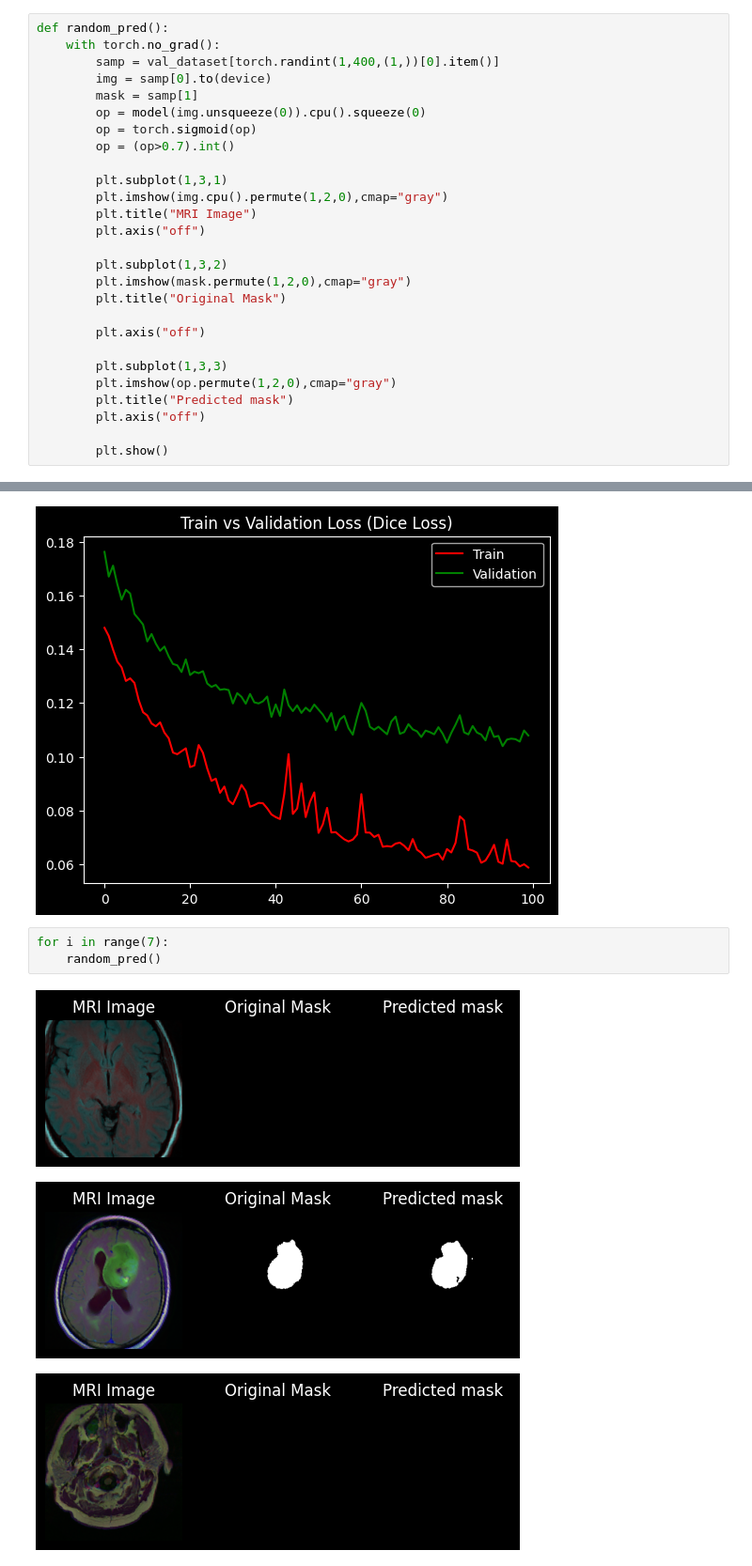
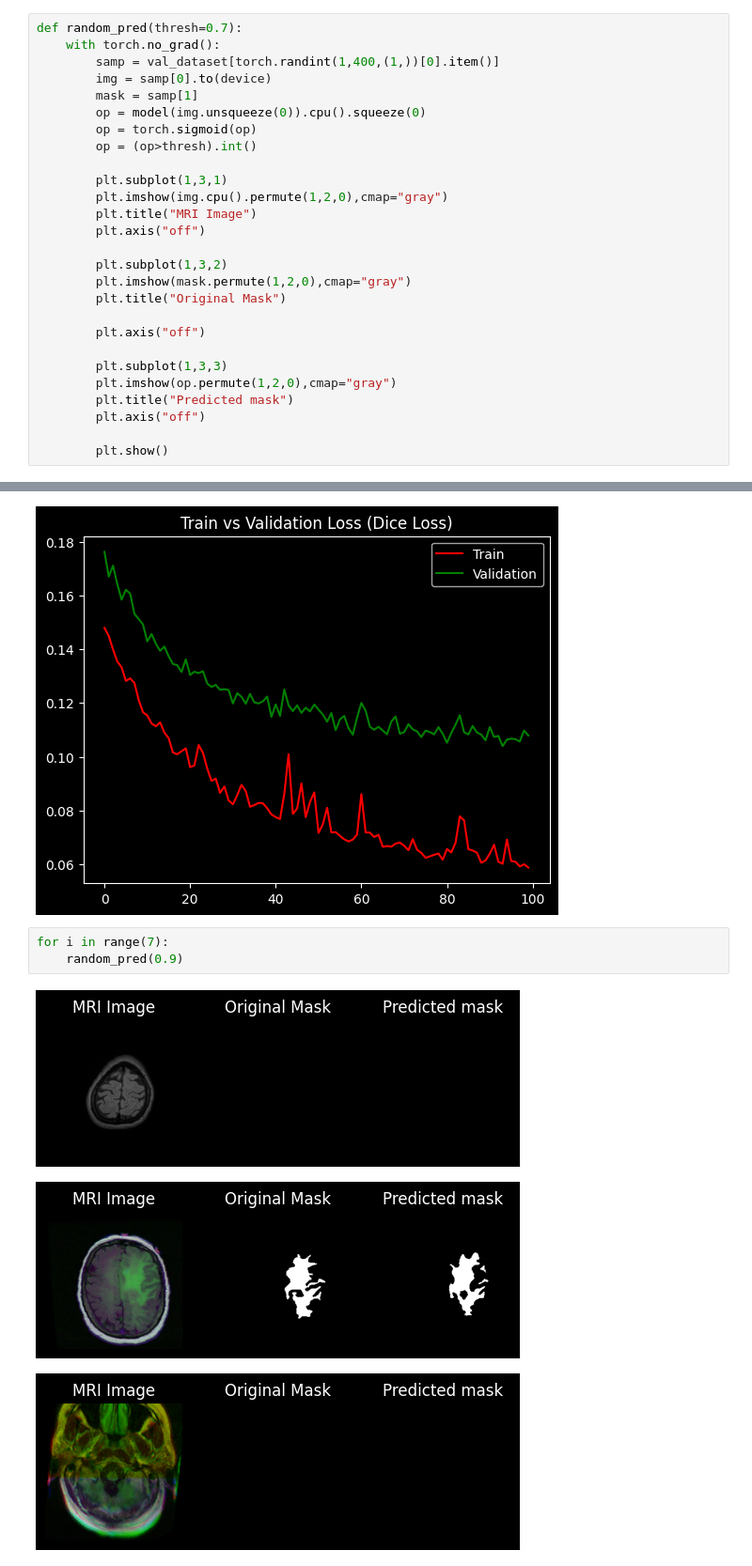
Before and after one commit to bimarshak7/brain-MRI-segmentation, a Jupyter notebook: Brain Tumor Segmentaion(UNet).ipynb, the cells around one changed output, grey strips where cells are left out. Shown at 94% size. Cells and saved outputs as stored; diff of their text form.

Commit message:
Add  Threshold param for random pred function

```diff
--- a/Brain Tumor Segmentaion(UNet).ipynb
+++ b/Brain Tumor Segmentaion(UNet).ipynb
@@ -379,14 +379,14 @@ plt.show()
 # %%
 model = model.to(device)
 # %%
-def random_pred():
+def random_pred(thresh=0.7):
     with torch.no_grad():
         samp = val_dataset[torch.randint(1,400,(1,))[0].item()]
         img = samp[0].to(device)
         mask = samp[1]
         op = model(img.unsqueeze(0)).cpu().squeeze(0)
         op = torch.sigmoid(op)
-        op = (op>0.7).int()
+        op = (op>thresh).int()
 
         plt.subplot(1,3,1)
         plt.imshow(img.cpu().permute(1,2,0),cmap="gray")
@@ -451,8 +451,8 @@ plt.show()
 [figure]
 # %%
 for i in range(7):
-    random_pred()
+    random_pred(0.9)
 # %% [output]
-[figure, old version]
+[figure, new version]
-[figure, old version]
+[figure, new version]
-[figure, old version]
+[figure, new version]
```
Also changed, not shown: parts of 1 cell of this notebook.
